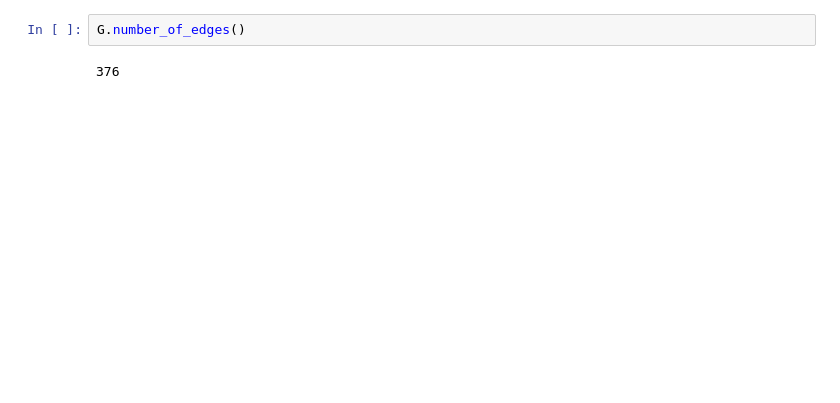
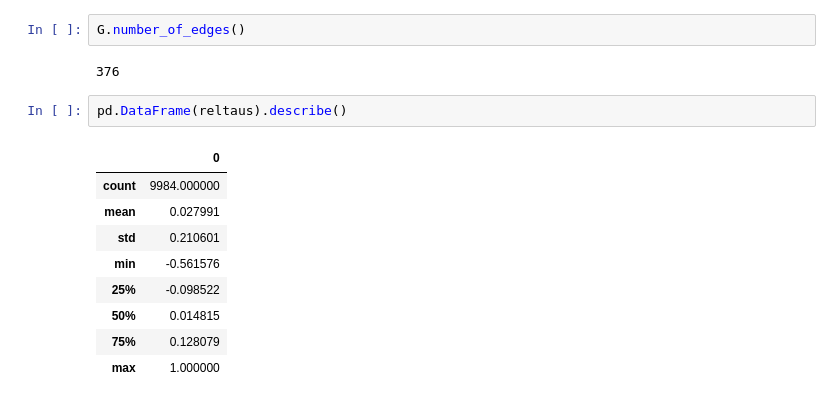
Before and after one commit to boldip/qf, a Jupyter notebook: src/work-caterinaStefano.ipynb, the cells around one changed output. Cells and saved outputs as stored; diff of their text form; blank space fills up the shorter version.

```diff
--- a/src/work-caterinaStefano.ipynb
+++ b/src/work-caterinaStefano.ipynb
@@ -372,3 +392,15 @@ KstestResult(statistic=8.703008148434841e-05, pvalue=0.9997974928047285, statist
 G.number_of_edges()
 # %% [output]
 376
+# %%
+pd.DataFrame(reltaus).describe()
+# %% [output]
+|  | 0 |
+| count | 9984.000000 |
+| mean | 0.027991 |
+| std | 0.210601 |
+| min | -0.561576 |
+| 25% | -0.098522 |
+| 50% | 0.014815 |
+| 75% | 0.128079 |
+| max | 1.000000 |
```
Also changed, not shown: parts of 19 cells of this notebook.
